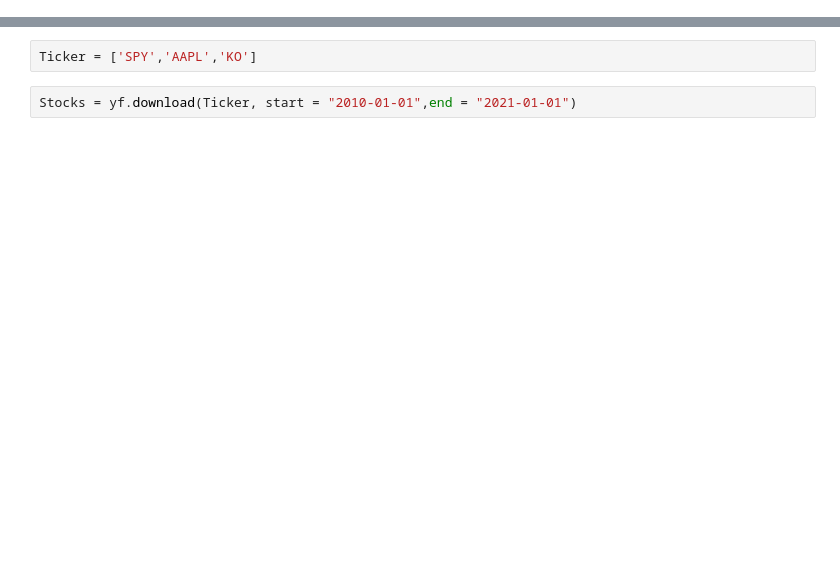
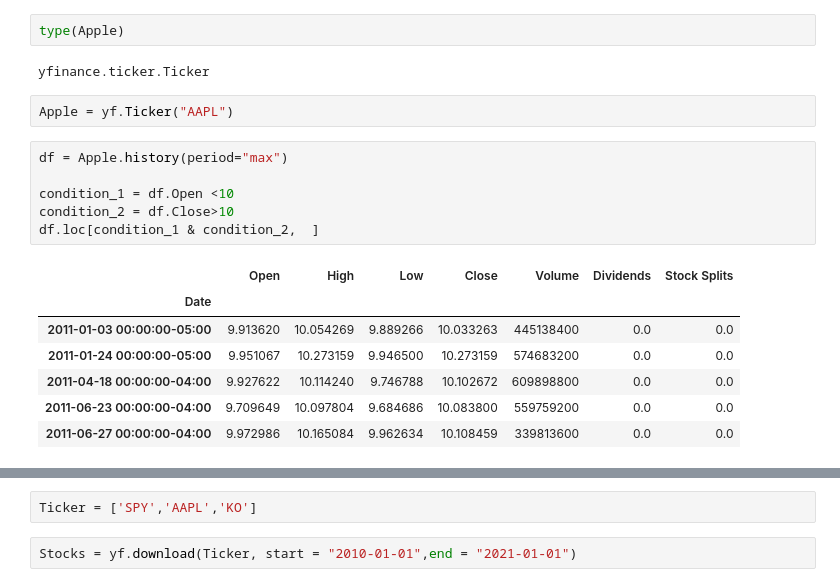
Before and after one commit to andrewbrowne3/MACD_RSI_screen, a Jupyter notebook: Untitled1.ipynb, the cells around one changed output, grey strips where cells are left out. Drawn from its saved outputs; the diff is of its cells as text; blank space fills up the shorter version.

```diff
--- a/Untitled1.ipynb
+++ b/Untitled1.ipynb
@@ -8,2 +13,22 @@ Apple = yf.download("AAPL", start = "2010-01-01",end = "2021-01-01")
 # %% [output]
 [*********************100%***********************]  1 of 1 completed
+# %%
+type(Apple)
+# %% [output]
+yfinance.ticker.Ticker
+# %%
+Apple = yf.Ticker("AAPL")
+# %%
+df = Apple.history(period="max")
+
+condition_1 = df.Open <10
+condition_2 = df.Close>10
+df.loc[condition_1 & condition_2,  ]
+# %% [output]
+|  | Open | High | Low | Close | Volume | Dividends | Stock Splits |
+| Date |  |  |  |  |  |  |  |
+| 2011-01-03 00:00:00-05:00 | 9.913620 | 10.054269 | 9.889266 | 10.033263 | 445138400 | 0.0 | 0.0 |
+| 2011-01-24 00:00:00-05:00 | 9.951067 | 10.273159 | 9.946500 | 10.273159 | 574683200 | 0.0 | 0.0 |
+| 2011-04-18 00:00:00-04:00 | 9.927622 | 10.114240 | 9.746788 | 10.102672 | 609898800 | 0.0 | 0.0 |
+| 2011-06-23 00:00:00-04:00 | 9.709649 | 10.097804 | 9.684686 | 10.083800 | 559759200 | 0.0 | 0.0 |
+| 2011-06-27 00:00:00-04:00 | 9.972986 | 10.165084 | 9.962634 | 10.108459 | 339813600 | 0.0 | 0.0 |
```
Also changed, not shown: parts of 15 cells of this notebook.
